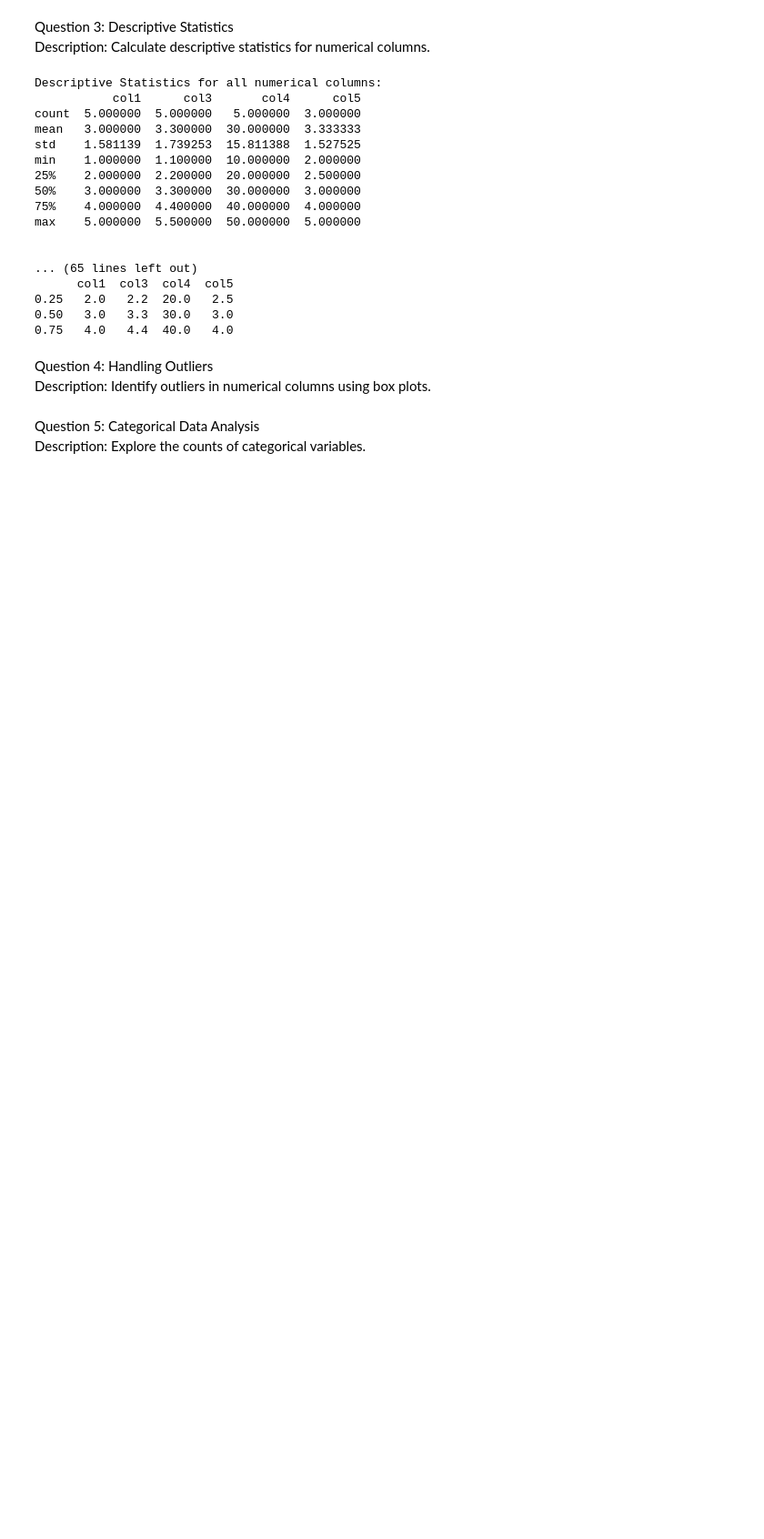
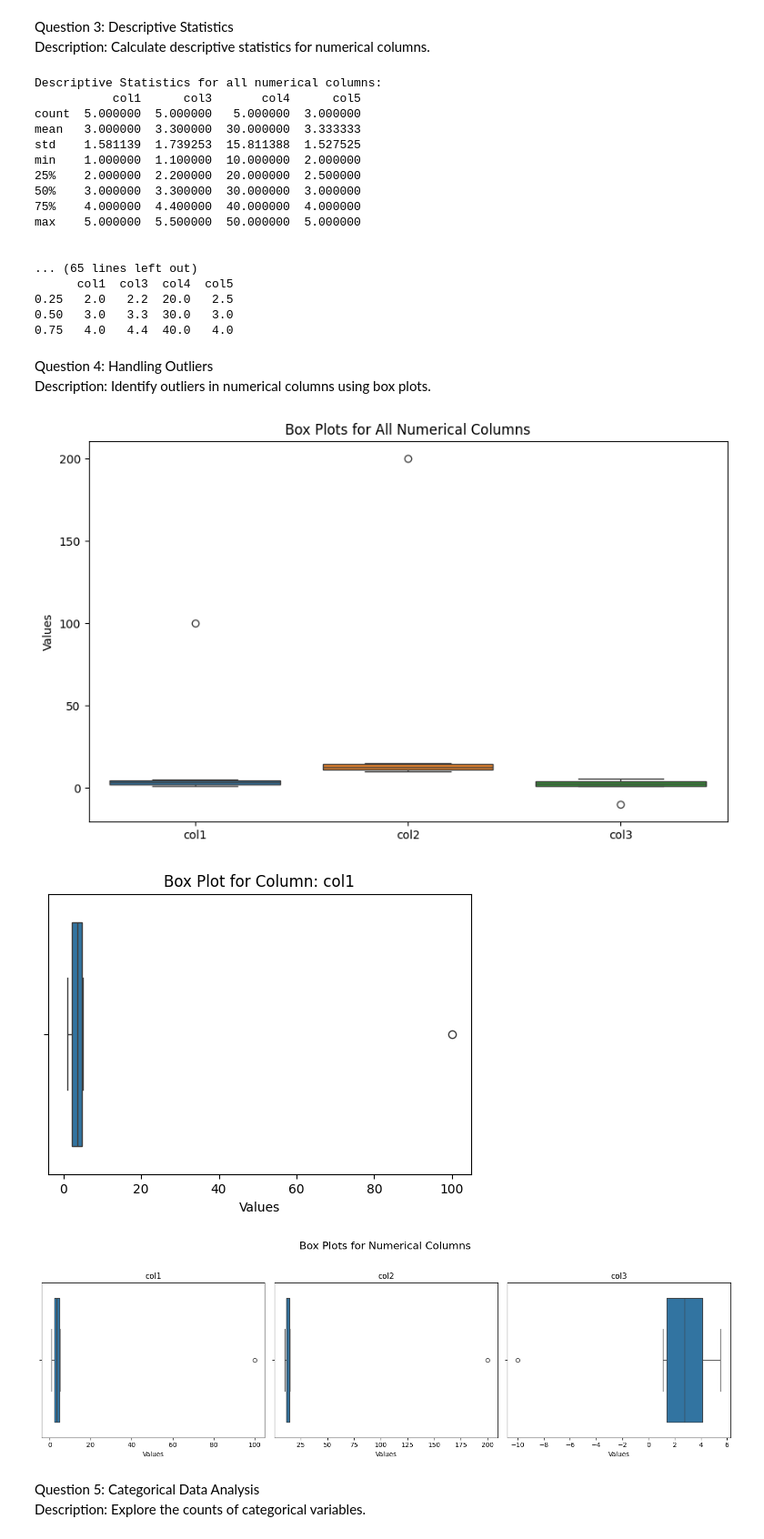
Before and after one commit to Pranavpatil-eng/AI---ML, a Jupyter notebook: src/Module 4/Introduction to Exploratory Data Analysis (EDA)/q1.ipynb, the cells around one changed output. Shown at 91% size. Cells and saved outputs as stored; diff of their text form; code cells hidden in the pictures; blank space fills up the shorter version.

```diff
--- a/src/Module 4/Introduction to Exploratory Data Analysis (EDA)/q1.ipynb
+++ b/src/Module 4/Introduction to Exploratory Data Analysis (EDA)/q1.ipynb
@@ -237,3 +235,76 @@ Description: Identify outliers in numerical columns using box plots.
+# %%
+import pandas as pd
+import matplotlib.pyplot as plt
+import seaborn as sns
+
+# Load a dataset (replace 'your_dataset.csv' with the actual path to your file)
+# For demonstration, let's create a DataFrame with some potential outliers
+data = {'col1': [1, 2, 3, 4, 5, 100],
+        'col2': [10, 12, 15, 13, 11, 200],
+        'col3': [1.1, 2.2, 3.3, 4.4, 5.5, -10]}
+df = pd.DataFrame(data)
+
+# Identify outliers using box plots
+
+# 1. Box plots for all numerical columns
+plt.figure(figsize=(10, 6))
+sns.boxplot(data=df)
+plt.title('Box Plots for All Numerical Columns')
+plt.ylabel('Values')
+plt.show()
+
+# 2. Box plot for a specific numerical column
+column_name = 'col1'
+plt.figure(figsize=(6, 4))
+sns.boxplot(x=df[column_name])
+plt.title(f'Box Plot for Column: {column_name}')
+plt.xlabel('Values')
+plt.show()
+
+# 3. Multiple box plots in subplots for better visualization
+numerical_cols = df.select_dtypes(include=np.number).columns.tolist()
+num_cols = len(numerical_cols)
+fig, axes = plt.subplots(1, num_cols, figsize=(15, 5))
+fig.suptitle('Box Plots for Numerical Columns', fontsize=16)
+
+for i, col in enumerate(numerical_cols):
+    sns.boxplot(x=df[col], ax=axes[i])
+    axes[i].set_title(col)
+    axes[i].set_xlabel('Values')
+
+plt.tight_layout(rect=[0, 0.03, 1, 0.95]) # Adjust layout to prevent title overlap
+plt.show()
+
+# Explanation of Box Plots for Outlier Detection:
+
+# A box plot visually represents the distribution of a dataset based on five summary statistics:
+# - Minimum: The smallest value in the dataset (excluding outliers).
+# - First Quartile (Q1): The 25th percentile; 25% of the data falls below this value.
+# - Median (Q2): The 50th percentile; the middle value of the dataset.
+# - Third Quartile (Q3): The 75th percentile; 75% of the data falls below this value.
+# - Maximum: The largest value in the dataset (excluding outliers).
+
+# The box itself spans from Q1 to Q3, and the line inside the box represents the median.
+# The "whiskers" extend from the box to show the range of the data. By default, they typically extend to 1.5 times the Interquartile Range (IQR = Q3 - Q1) from the edges of the box.
+
+# Outliers are data points that fall outside the whiskers. These are often plotted as individual points.
+
+# In the generated box plots:
+# - Points that appear far above the upper whisker or far below the lower whisker are potential outliers.
+# - Visual inspection of these plots helps in identifying columns that might contain extreme values.
+
+# Further Steps for Handling Outliers (Beyond Identification):
+# Once outliers are identified, you might need to decide how to handle them. Common approaches include:
+# - Removing the outliers from the dataset.
+# - Transforming the data (e.g., using logarithms or scaling) to reduce the impact of outliers.
+# - Imputing outlier values with more reasonable values (e.g., using the median or a capped value).
+# - Keeping the outliers if they represent genuine and important variations in the data.
+
+# Note: The definition of an outlier can sometimes be context-dependent, and visual inspection using box plots is a good starting point for investigation.
+# %% [output]
+[figure, added]
+[figure, added]
+[figure, added]
 # %% [markdown]
 
 Question 5: Categorical Data Analysis
```
Also changed, not shown: parts of 13 cells of this notebook.
